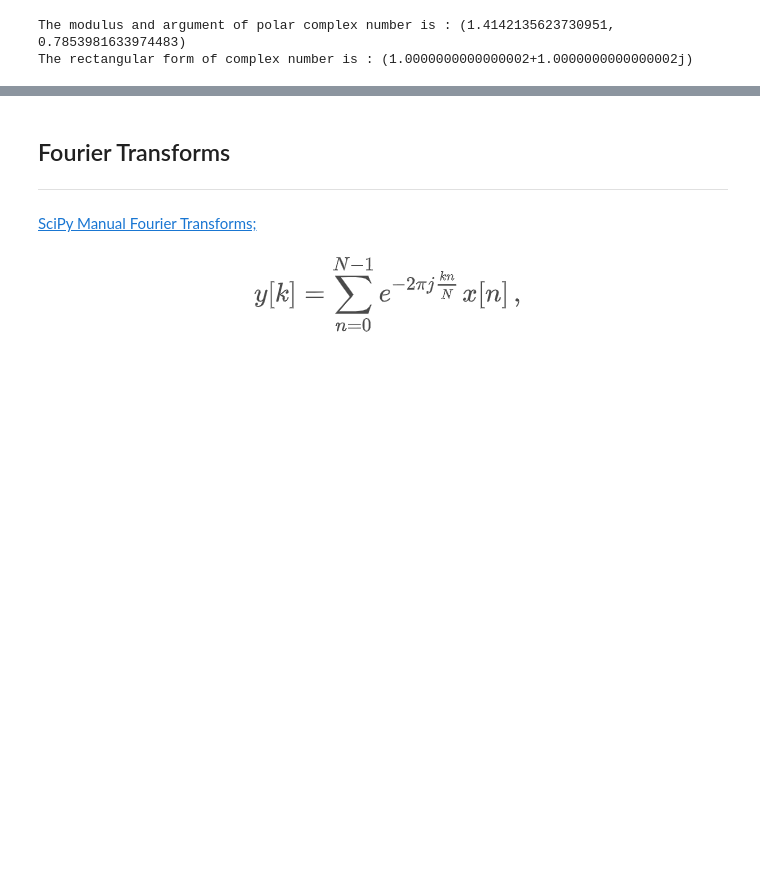
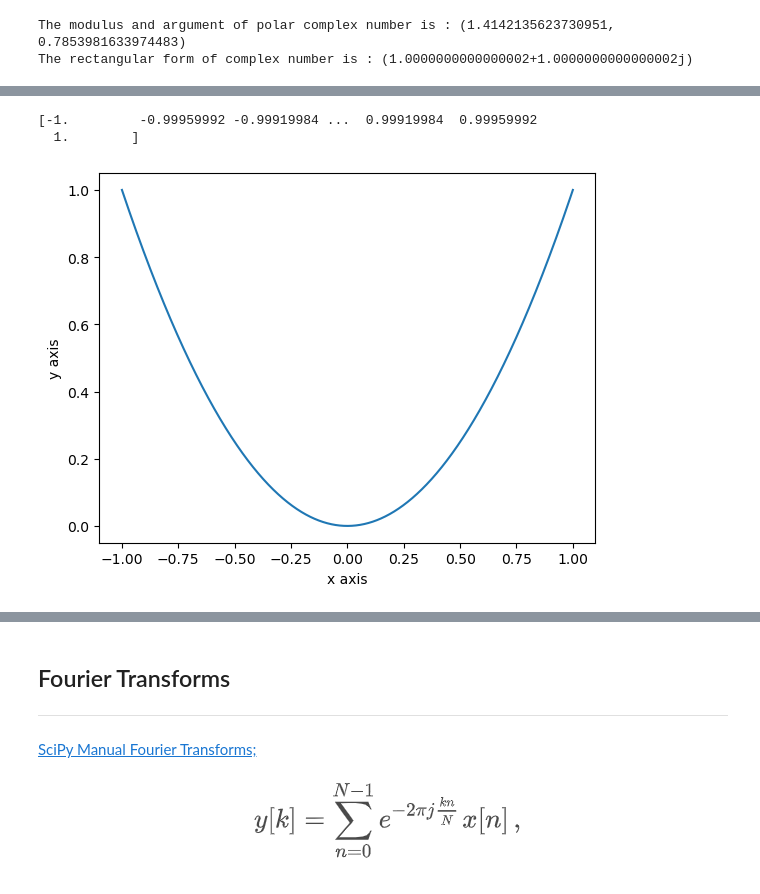
Before and after one commit to Rshocks/EmergingTechnology, a Jupyter notebook: content/04)Fourier Transforms.ipynb, the cells around one changed output, grey strips where cells are left out. Cells and saved outputs as stored; diff of their text form; code cells hidden in the pictures; blank space fills up the shorter version.

Commit message:
Plots of Parabolas added

```diff
--- a/content/04)Fourier Transforms.ipynb
+++ b/content/04)Fourier Transforms.ipynb
@@ -85,0 +99,23 @@ The rectangular form of complex number is : (1.0000000000000002+1.00000000000000
+# %%
+#basic parabola y=x**2
+
+#Imported from numpy, can create even spaced order in certain interludes.
+x=linspace(-1,1,5000)
+
+y=x**2
+
+#plot function to actually plot x,y coordinates
+plot(x,y)
+
+# Labels to better understand graph
+xlabel("x axis")
+ylabel("y axis")
+
+print(x)
+
+# to show to graph
+show()
+# %% [output]
+[-1.         -0.99959992 -0.99919984 ...  0.99919984  0.99959992
+  1.        ]
+[figure, added]
```
Also changed, not shown: parts of 5 cells of this notebook.
